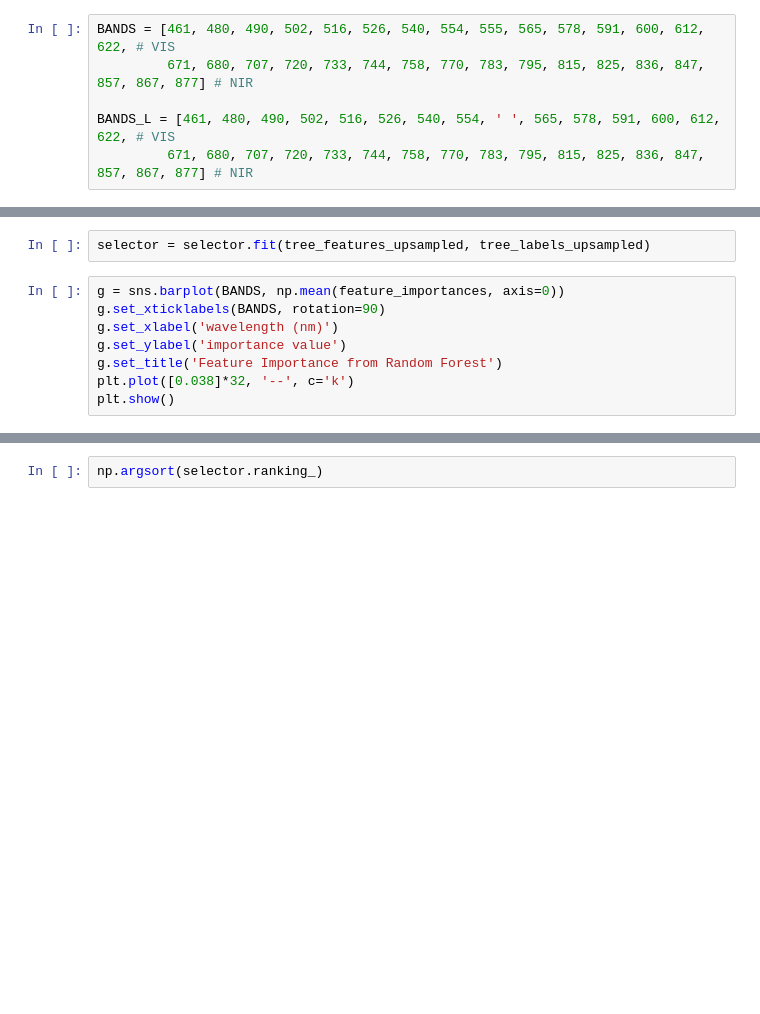
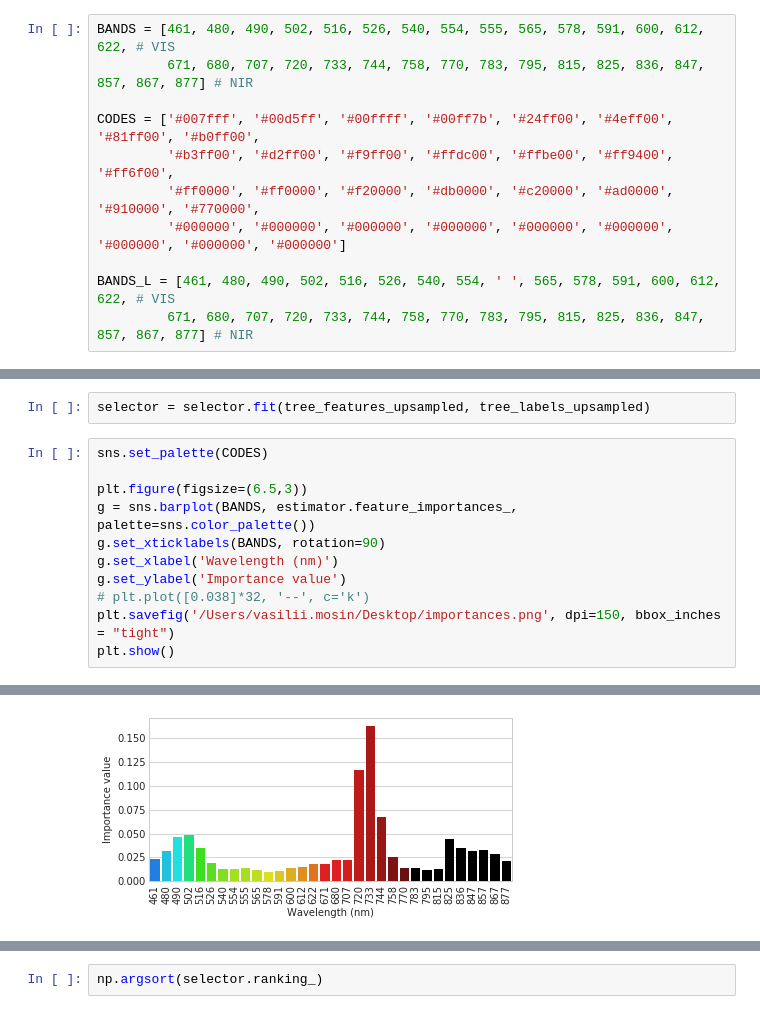
Before and after one commit to mosin26/forest_hype, a Jupyter notebook: supervised_analysis.ipynb, the cells around one changed output, grey strips where cells are left out. Cells and saved outputs as stored; diff of their text form; blank space fills up the shorter version.

Commit message:
Add colors for spectral bands in features importance

```diff
--- a/supervised_analysis.ipynb
+++ b/supervised_analysis.ipynb
@@ -22,6 +22,11 @@ plt.style.use('seaborn-whitegrid')
 BANDS = [461, 480, 490, 502, 516, 526, 540, 554, 555, 565, 578, 591, 600, 612, 622, # VIS
          671, 680, 707, 720, 733, 744, 758, 770, 783, 795, 815, 825, 836, 847, 857, 867, 877] # NIR
 
+CODES = ['#007fff', '#00d5ff', '#00ffff', '#00ff7b', '#24ff00', '#4eff00', '#81ff00', '#b0ff00',
+         '#b3ff00', '#d2ff00', '#f9ff00', '#ffdc00', '#ffbe00', '#ff9400', '#ff6f00',
+         '#ff0000', '#ff0000', '#f20000', '#db0000', '#c20000', '#ad0000', '#910000', '#770000',
+         '#000000', '#000000', '#000000', '#000000', '#000000', '#000000', '#000000', '#000000', '#000000']
+
 BANDS_L = [461, 480, 490, 502, 516, 526, 540, 554, ' ', 565, 578, 591, 600, 612, 622, # VIS
          671, 680, 707, 720, 733, 744, 758, 770, 783, 795, 815, 825, 836, 847, 857, 867, 877] # NIR
 # %%
@@ -357,11 +376,14 @@ selector = RFE(estimator=estimator, n_features_to_select=1, step=1)
 # %%
 selector = selector.fit(tree_features_upsampled, tree_labels_upsampled)
 # %%
-g = sns.barplot(BANDS, np.mean(feature_importances, axis=0))
+sns.set_palette(CODES)
+
+plt.figure(figsize=(6.5,3))
+g = sns.barplot(BANDS, estimator.feature_importances_, palette=sns.color_palette())
 g.set_xticklabels(BANDS, rotation=90)
-g.set_xlabel('wavelength (nm)')
-g.set_ylabel('importance value')
-g.set_title('Feature Importance from Random Forest')
-plt.plot([0.038]*32, '--', c='k')
+g.set_xlabel('Wavelength (nm)')
+g.set_ylabel('Importance value')
+# plt.plot([0.038]*32, '--', c='k')
+plt.savefig('/Users/vasilii.mosin/Desktop/importances.png', dpi=150, bbox_inches = "tight")
 plt.show()
 # %% [output]
@@ -370 +390,2 @@ plt.show()
+[figure, added]
 # %%
```
Also changed, not shown: parts of 22 cells of this notebook, 2 other files.
